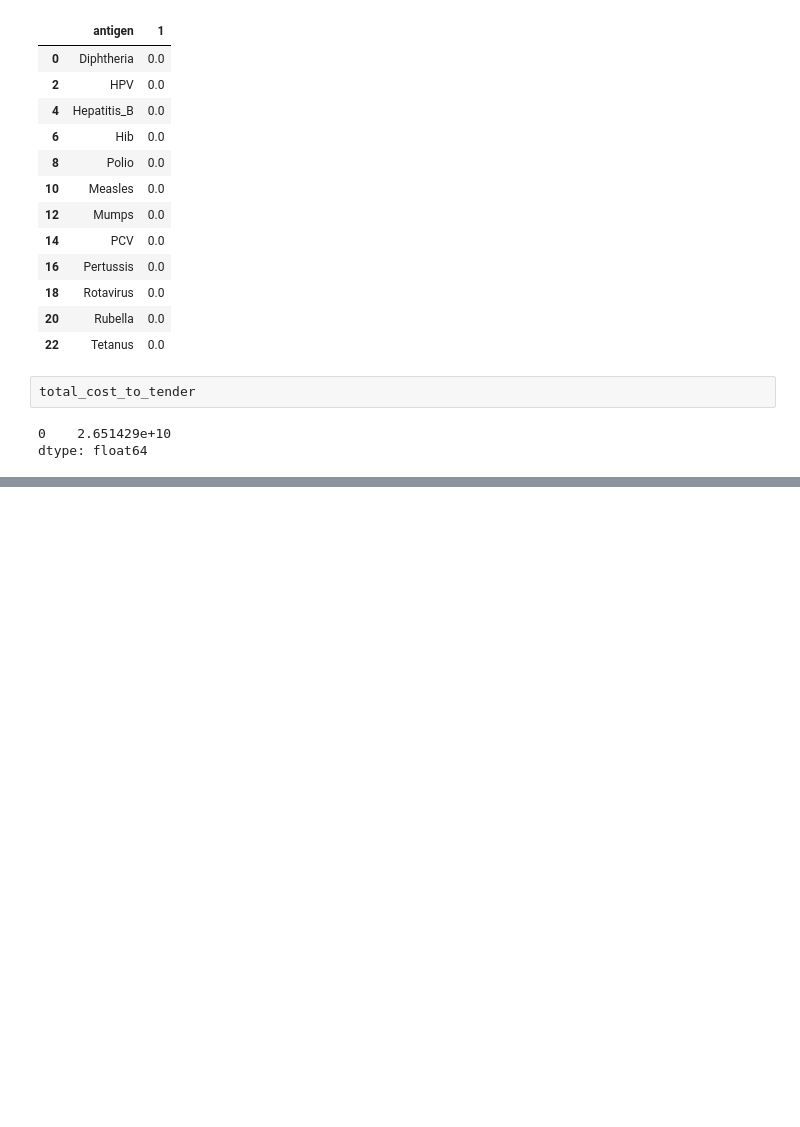
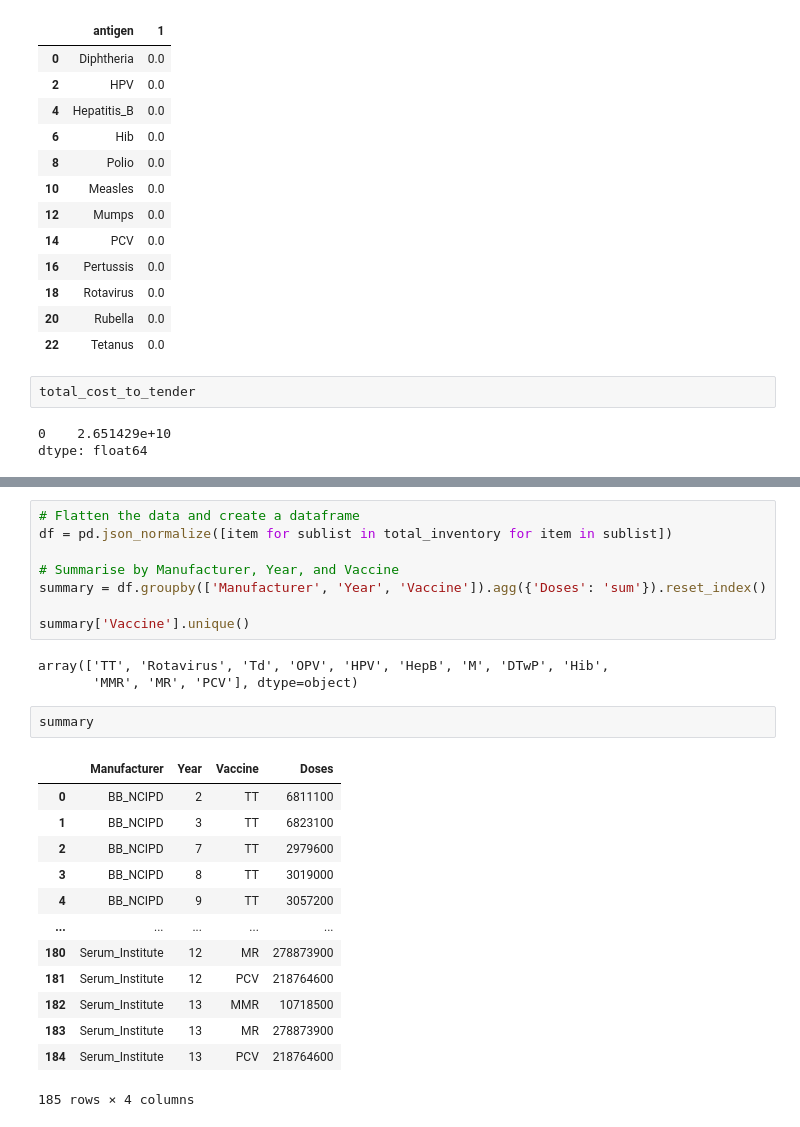
Before and after one commit to nuhorchak/Vaccine_Tender, a Jupyter notebook: Heuristic/Heuristic_main.ipynb, the cells around one changed output, grey strips where cells are left out. Cells and saved outputs as stored; diff of their text form; blank space fills up the shorter version.

```diff
--- a/Heuristic/Heuristic_main.ipynb
+++ b/Heuristic/Heuristic_main.ipynb
@@ -393,0 +420,27 @@ dtype: float64
+# %%
+# Flatten the data and create a dataframe
+df = pd.json_normalize([item for sublist in total_inventory for item in sublist])
+
+# Summarise by Manufacturer, Year, and Vaccine
+summary = df.groupby(['Manufacturer', 'Year', 'Vaccine']).agg({'Doses': 'sum'}).reset_index()
+
+summary['Vaccine'].unique()
+# %% [output]
+array(['TT', 'Rotavirus', 'Td', 'OPV', 'HPV', 'HepB', 'M', 'DTwP', 'Hib',
+       'MMR', 'MR', 'PCV'], dtype=object)
+# %%
+summary
+# %% [output]
+|  | Manufacturer | Year | Vaccine | Doses |
+| 0 | BB_NCIPD | 2 | TT | 6811100 |
+| 1 | BB_NCIPD | 3 | TT | 6823100 |
+| 2 | BB_NCIPD | 7 | TT | 2979600 |
+| 3 | BB_NCIPD | 8 | TT | 3019000 |
+| 4 | BB_NCIPD | 9 | TT | 3057200 |
+| ... | ... | ... | ... | ... |
+| 180 | Serum_Institute | 12 | MR | 278873900 |
+| 181 | Serum_Institute | 12 | PCV | 218764600 |
+| 182 | Serum_Institute | 13 | MMR | 10718500 |
+| 183 | Serum_Institute | 13 | MR | 278873900 |
+| 184 | Serum_Institute | 13 | PCV | 218764600 |
+185 rows × 4 columns
```
Also changed, not shown: parts of 7 cells of this notebook, 8 other files.
